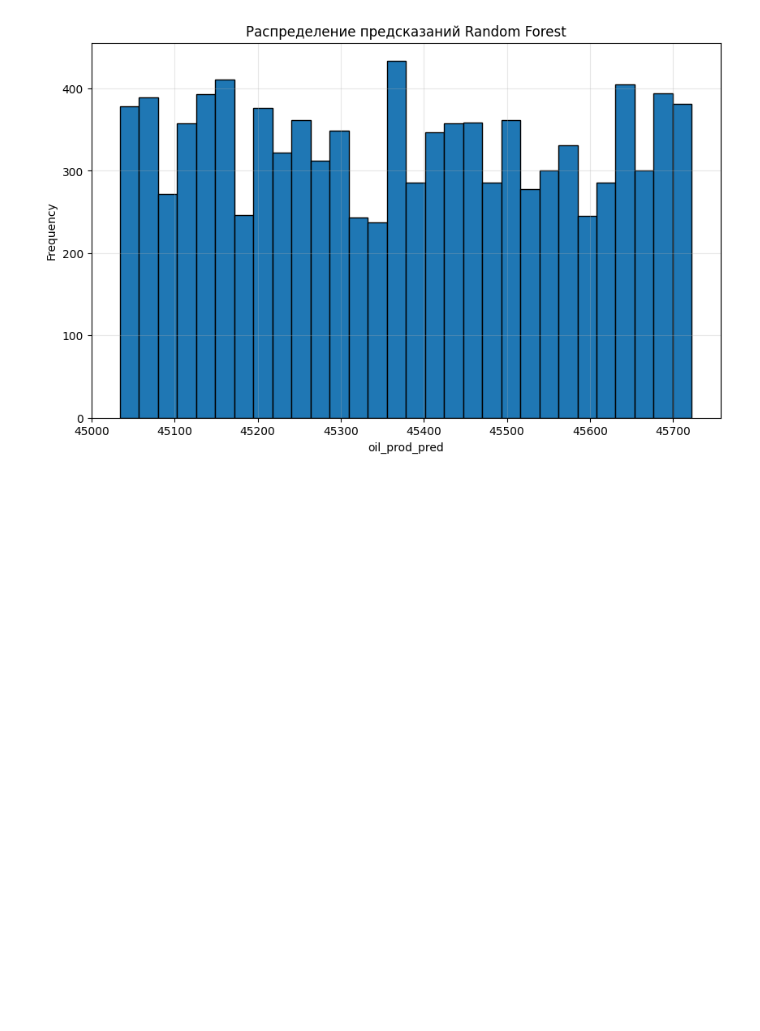
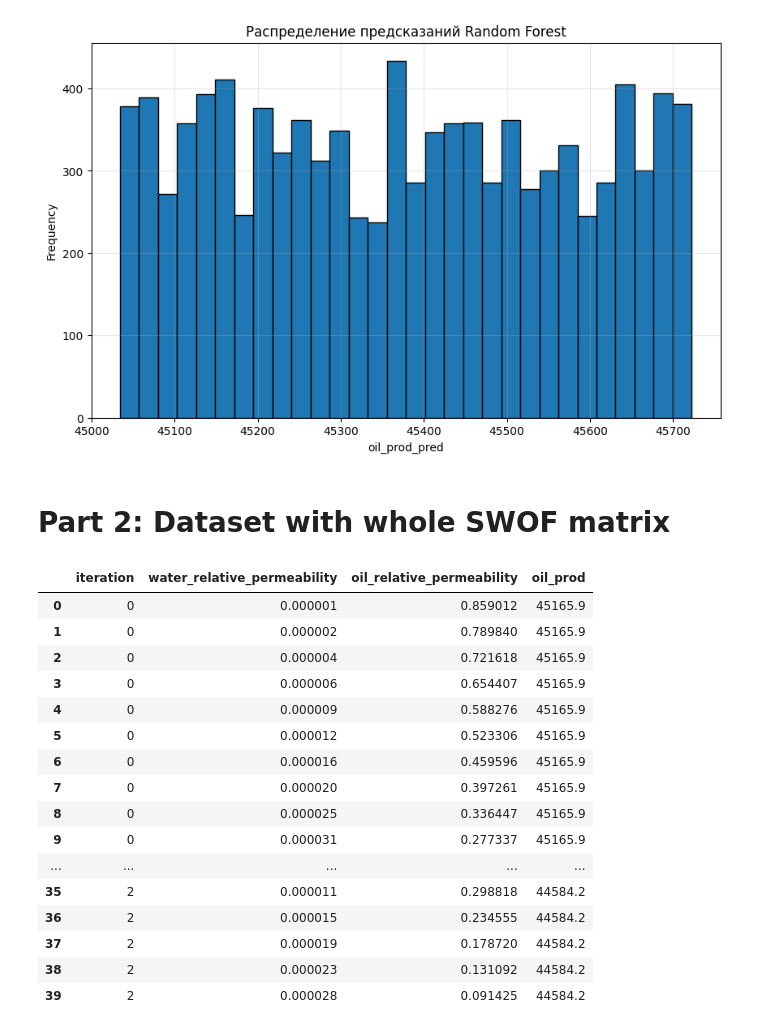
Before and after one commit to DmitrySavinskikh/graduate-paper-code, a Jupyter notebook: ml_part.ipynb, the cells around one changed output. Drawn from its saved outputs; the diff is of its cells as text; code cells hidden in the pictures; blank space fills up the shorter version.

Commit message:
added another method of making dataset

```diff
--- a/ml_part.ipynb
+++ b/ml_part.ipynb
@@ -581,3 +584,5 @@ max              45722.70275
 q25             45199.712232
 q75             45551.020858
 [figure]
+# %% [markdown]
+# Part 2: Dataset with whole SWOF matrix
@@ -583,0 +600,25 @@ q75             45551.020858
+# %%
+df = pd.read_csv('~/graduate-paper-code/spe1/csv_output.csv', sep=',')
+df = df[df['well_type'] == 'PROD'].reset_index(drop=True)
+
+df = df[['iteration', 'water_relative_permeability', 'oil_relative_permeability', 'oil_prod']]
+# %%
+df.head(40)
+# %% [output]
+|  | iteration | water_relative_permeability | oil_relative_permeability | oil_prod |
+| 0 | 0 | 0.000001 | 0.859012 | 45165.9 |
+| 1 | 0 | 0.000002 | 0.789840 | 45165.9 |
+| 2 | 0 | 0.000004 | 0.721618 | 45165.9 |
+| 3 | 0 | 0.000006 | 0.654407 | 45165.9 |
+| 4 | 0 | 0.000009 | 0.588276 | 45165.9 |
+| 5 | 0 | 0.000012 | 0.523306 | 45165.9 |
+| 6 | 0 | 0.000016 | 0.459596 | 45165.9 |
+| 7 | 0 | 0.000020 | 0.397261 | 45165.9 |
+| 8 | 0 | 0.000025 | 0.336447 | 45165.9 |
+| 9 | 0 | 0.000031 | 0.277337 | 45165.9 |
+| ... | ... | ... | ... | ... |
+| 35 | 2 | 0.000011 | 0.298818 | 44584.2 |
+| 36 | 2 | 0.000015 | 0.234555 | 44584.2 |
+| 37 | 2 | 0.000019 | 0.178720 | 44584.2 |
+| 38 | 2 | 0.000023 | 0.131092 | 44584.2 |
+| 39 | 2 | 0.000028 | 0.091425 | 44584.2 |
```
Also changed, not shown: parts of 15 cells of this notebook, 4 other files.
